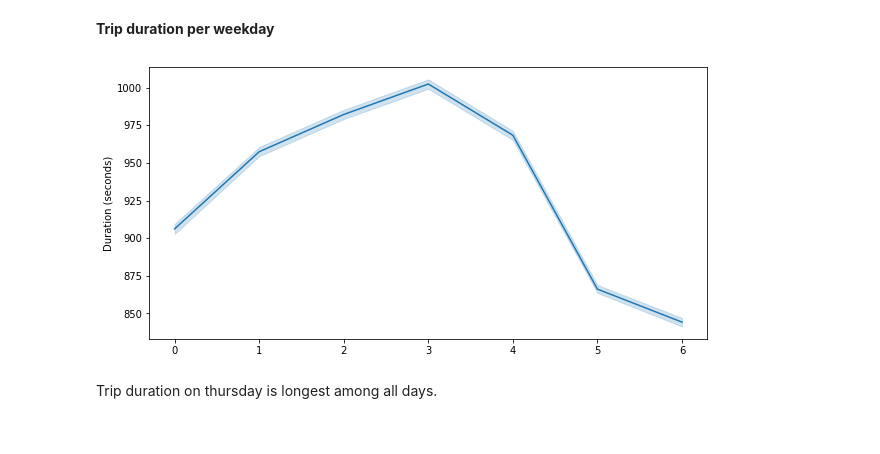
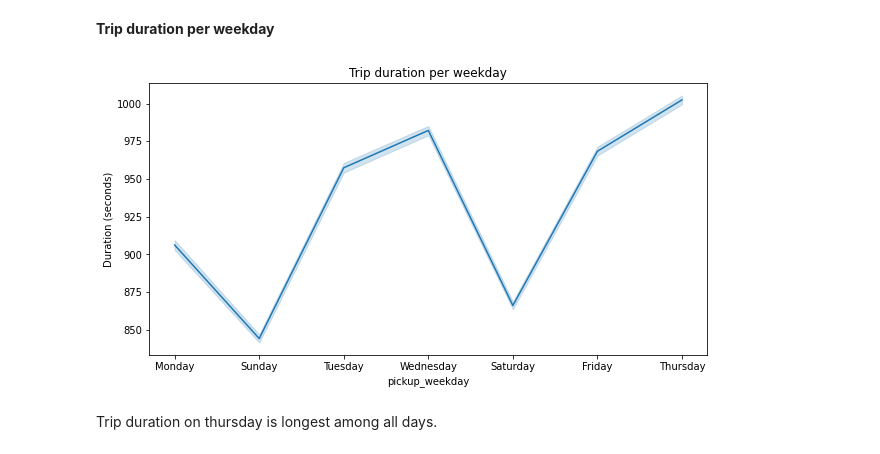
Before and after one commit to Manass20/NYC-Taxi-Trip-Time-Prediction---Capstone-Project, a Jupyter notebook: NYC_Taxi_Trip_Time_Prediction_Capstone_Project.ipynb, the cells around one changed output. Drawn from its saved outputs; the diff is of its cells as text; code cells hidden in the pictures.

```diff
--- a/NYC_Taxi_Trip_Time_Prediction_Capstone_Project.ipynb
+++ b/NYC_Taxi_Trip_Time_Prediction_Capstone_Project.ipynb
@@ -673,12 +673,12 @@ Trip duration is the lowest around 6 am as streets may not be busy.
 **Trip duration per weekday**
 # %%
 plt.figure(figsize = (10,5))
-sns.lineplot(x='pickup_weekday_num',y='trip_duration',data=data)
+sns.lineplot(x='pickup_weekday',y='trip_duration',data=data)
+plt.title('Trip duration per weekday')
 plt.ylabel('Duration (seconds)')
-plt.xlabel('')
 plt.show()
 # %% [output]
-[figure, old version]
+[figure, new version]
 # %% [markdown]
 Trip duration on thursday is longest among all days.
 # %% [markdown]
```
Also changed, not shown: parts of 25 cells of this notebook.
